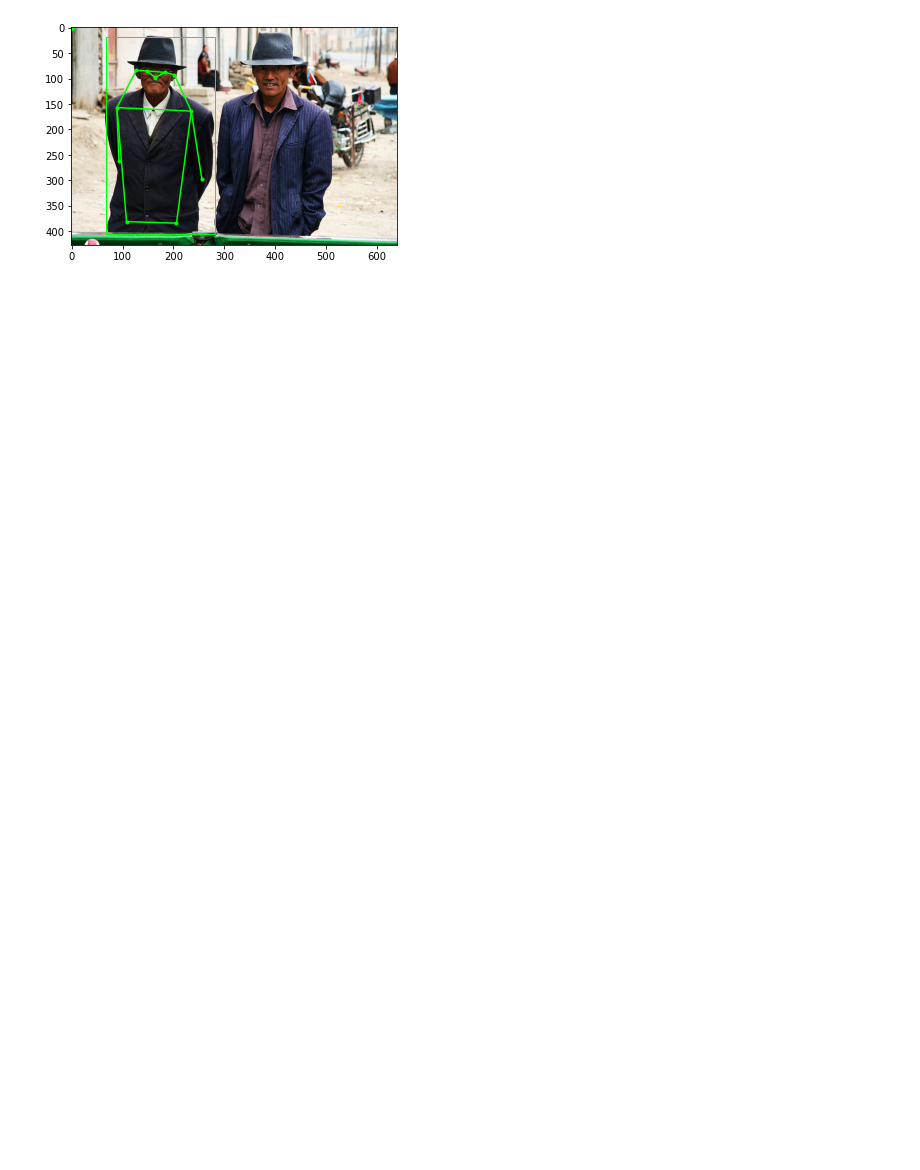
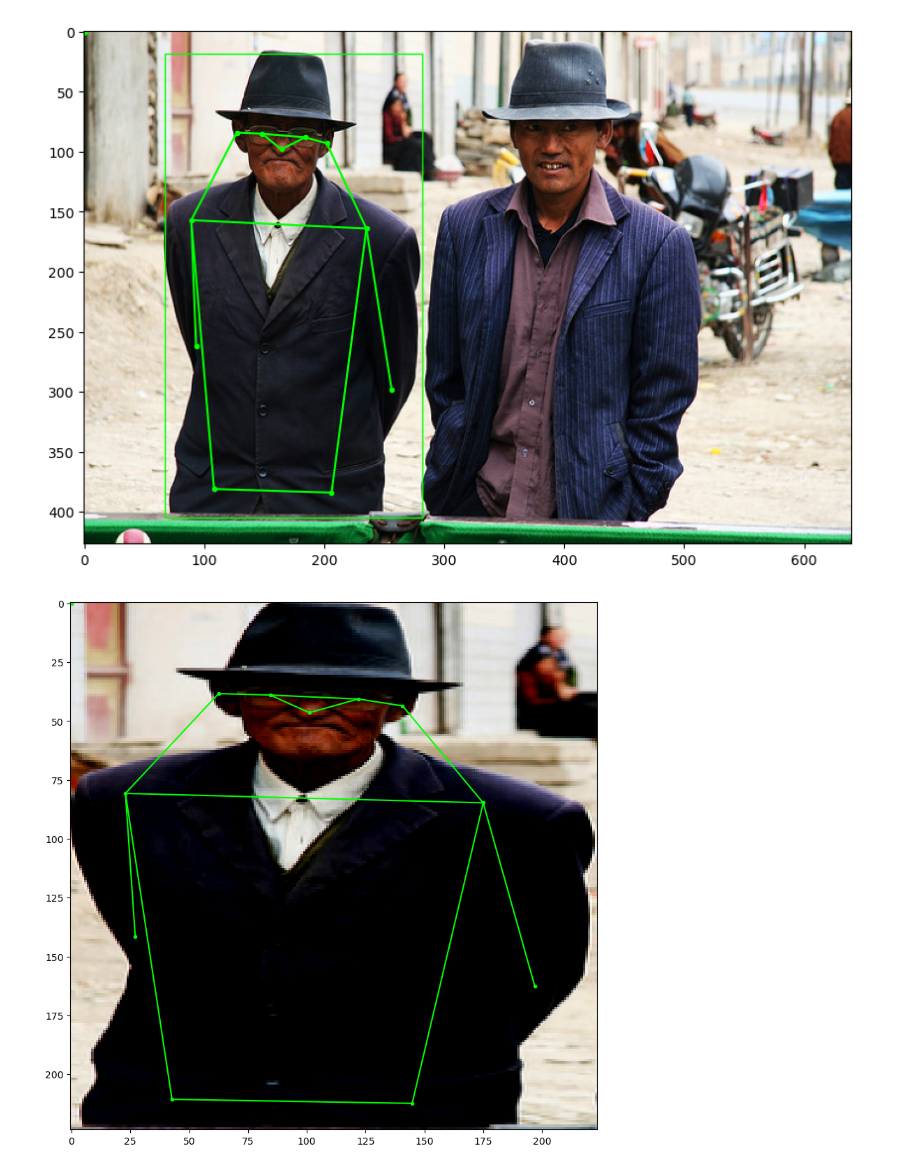
Before and after one commit to KylrZhou/HumanPoseEstimationBaseline4KnowledgeDistillation, a Jupyter notebook: main.ipynb, the cells around one changed output. Drawn from its saved outputs; the diff is of its cells as text; code cells hidden in the pictures; blank space fills up the shorter version.

```diff
--- a/main.ipynb
+++ b/main.ipynb
@@ -8,7 +8,11 @@ import json
 import psutil
 import numpy as np
 from PIL import Image
+import albumentations as A
+from decimal import Decimal
 import matplotlib.pyplot as plt
 from matplotlib.path import Path
 from matplotlib.patches import PathPatch
 from pycocotools.coco import COCO as coco
+plt.rcParams['figure.dpi'] = 100
+plt.rcParams['figure.figsize'] = [10, 10]
@@ -77,9 +128,41 @@ def PLOT(img, anno):
     return
+# %%
+def gaussian_heatmap(anno, shape, sigma=8):
+    kypt = anno['keypoints']
+    heatmap = []
+    for i in range(len(kypt)):
+        if anno['weights'][i] != 0:
+            coords = kypt[i]
+            x, y = np.meshgrid(np.arange(shape[1]), np.arange(shape[0]))
+            dists = np.sqrt((x[:, :, np.newaxis] - coords[0])**2 +
+                            (y[:, :, np.newaxis] - coords[1])**2)
+            gaussians = np.exp(-dists**2 / (2 * sigma**2))
+            tmp = np.sum(gaussians, axis=2)
+            tmp /= np.max(tmp)
+            heatmap.append(tmp)
+        else:
+            heatmap.append(np.zeros(shape))
+    heatmap = np.array(heatmap)
+    return heatmap
+# %%
+def PLOT_HEATMAP(heatmap):
+    label = ["nose","left_eye","right_eye","left_ear","right_ear","left_shoulder","right_shoulder","left_elbow","right_elbow","left_wrist","right_wrist","left_hip","right_hip","left_knee","right_knee","left_ankle","right_ankle"]
+    for i in range(17):
+        plt.subplot(5, 4, i+1)
+        plt.imshow(heatmap[i])
+        plt.title(label[i])
+    plt.tight_layout()
+    plt.show()
+    return
 # %%
 def main():
+    anno = {}
     %time %memit
-    img, anno = DATA_PATH_LOADING(26)
-    PLOT(img, anno)
-    return anno
+    img, anno, c_img, c_anno = DATA_PATH_LOADING_CROP(PATH, 26)
+    c_img, c_anno = Augmentation(c_img, c_anno)
+    heatmap = gaussian_heatmap(c_anno, (224, 224))
+    PLOT(img, anno, bbox_dis = True)
+    PLOT(c_img, c_anno, bbox_dis = False)
+    PLOT_HEATMAP(heatmap)
 anno = main()
 # %% [output]
@@ -89 +172,2 @@ Wall time: 223 ms
-[figure, old version]
+[figure, new version]
+[figure, added]
```
Also changed, not shown: parts of 8 cells of this notebook.
